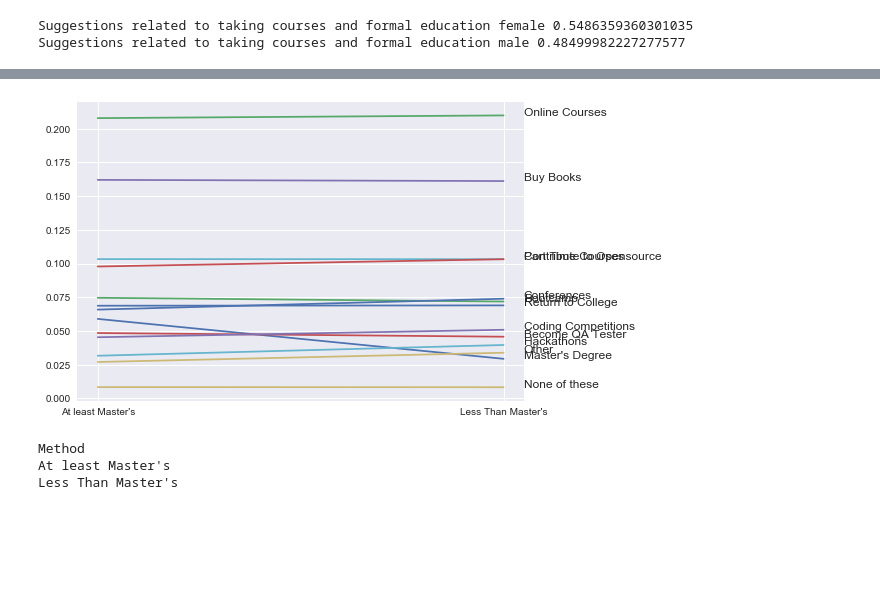
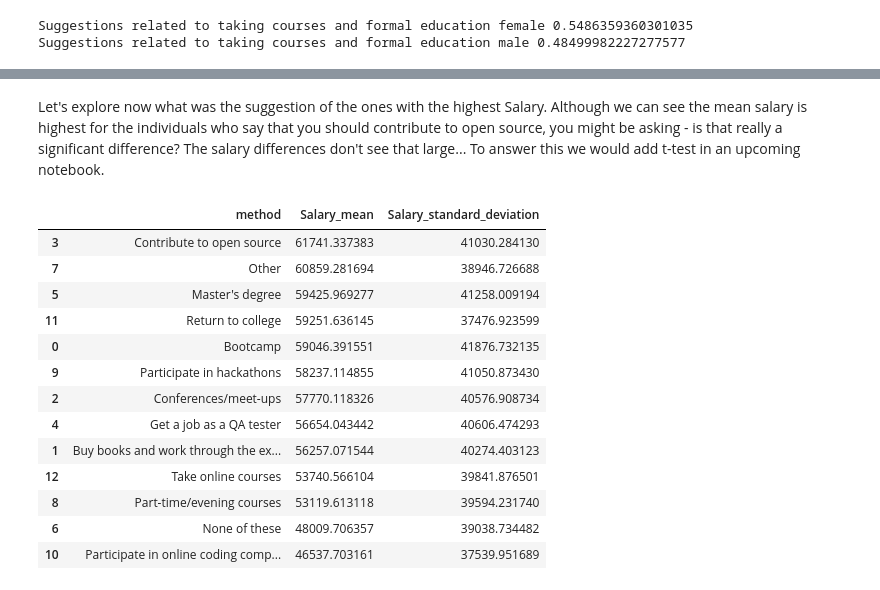
Before and after one commit to iris-theof/stackoverflow, a Jupyter notebook: HowToBreakIntoTheFieldFemaleMale.ipynb, the cells around one changed output, grey strips where cells are left out. Saved outputs shown, nothing was run; the diff lists cells and outputs as text; code cells hidden in the pictures; blank space fills up the shorter version.

```diff
--- a/HowToBreakIntoTheFieldFemaleMale.ipynb
+++ b/HowToBreakIntoTheFieldFemaleMale.ipynb
@@ -115,0 +58,3 @@ study_df
+# %%
+df_cousin =df['CousinEducation'].str.split('; ')
+df_cousin_long = df.assign(method=df_cousin).explode('method')
@@ -307,14 +116,23 @@ sns.pointplot(data=df_dotplot, x='status', y='prop', hue='Method');
-# %%
-for idx, row in df_dotplot.iterrows():
-    plt.plot([0,1],[row["At least Master's"], row["Less Than Master's"]]);
-    plt.text(1.05, row["Less Than Master's"], row['Method']);
-plt.xticks([0,1], ["At least Master's", "Less Than Master's"]);
-# %% [output]
-[figure, removed]
-# %%
-for row in df_dotplot:
-    print(row)
-# %% [output]
-Method
-At least Master's
-Less Than Master's
+# %% [markdown]
+Let's explore now what was the suggestion of the ones with the highest Salary.
+Although we can see the mean salary is highest for the individuals who say that you should contribute to open source, you might be asking - is that really a significant difference?  The salary differences don't see that large... To answer this we would add t-test in an upcoming notebook.
+# %%
+df_mean= df_cousin_long.groupby('method')['Salary'].mean().reset_index(name='Salary_mean')
+df_std = df_cousin_long.groupby('method')['Salary'].std().reset_index(name='Salary_standard_deviation')
+df_all = pd.merge(df_mean, df_std,  on='method'  ).sort_values(by='Salary_mean', ascending=False)
+df_all.head(14)
+# %% [output]
+|  | method | Salary_mean | Salary_standard_deviation |
+| 3 | Contribute to open source | 61741.337383 | 41030.284130 |
+| 7 | Other | 60859.281694 | 38946.726688 |
+| 5 | Master's degree | 59425.969277 | 41258.009194 |
+| 11 | Return to college | 59251.636145 | 37476.923599 |
+| 0 | Bootcamp | 59046.391551 | 41876.732135 |
+| 9 | Participate in hackathons | 58237.114855 | 41050.873430 |
+| 2 | Conferences/meet-ups | 57770.118326 | 40576.908734 |
+| 4 | Get a job as a QA tester | 56654.043442 | 40606.474293 |
+| 1 | Buy books and work through the ex... | 56257.071544 | 40274.403123 |
+| 12 | Take online courses | 53740.566104 | 39841.876501 |
+| 8 | Part-time/evening courses | 53119.613118 | 39594.231740 |
+| 6 | None of these | 48009.706357 | 39038.734482 |
+| 10 | Participate in online coding comp... | 46537.703161 | 37539.951689 |
```
Also changed, not shown: parts of 28 cells of this notebook, 1 other file.
